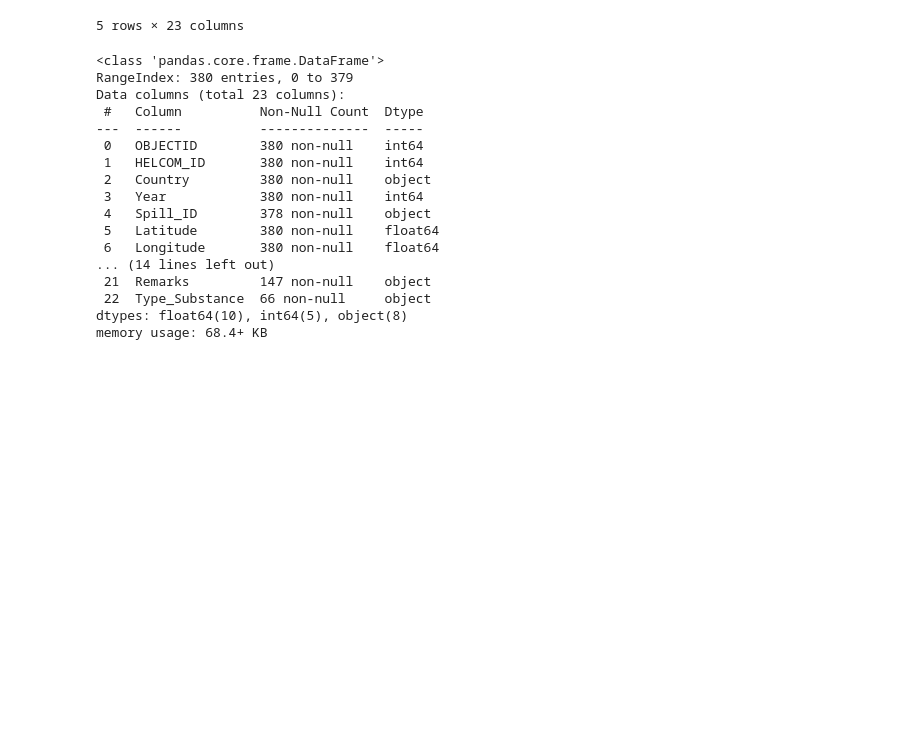
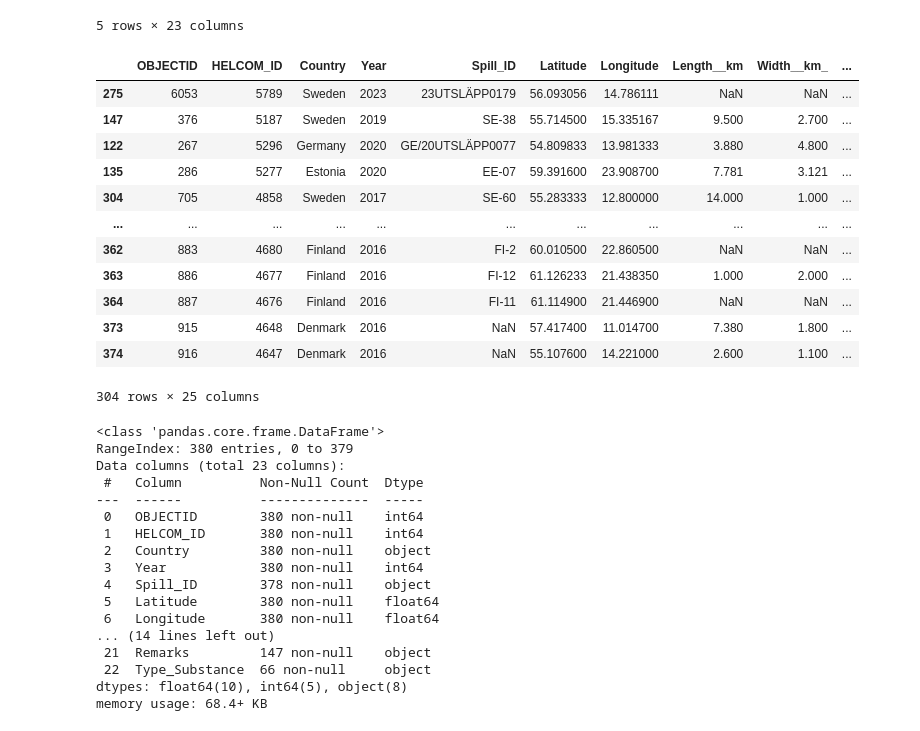
Before and after one commit to lmszydlowski/Hackaton_Spill_no_more, a Jupyter notebook: process_data.ipynb, the cells around one changed output. Cells and saved outputs as stored; diff of their text form; code cells hidden in the pictures; blank space fills up the shorter version.

```diff
--- a/process_data.ipynb
+++ b/process_data.ipynb
@@ -83,6 +83,23 @@ data.head()
 | 3 | 1006 | 4557 | Sweden | 2015 | DK-23 | 56.183000 | 12.493500 | 1.10 | 0.10 | ... |
 | 4 | 1007 | 4556 | Sweden | 2015 | FI/SE-3 | 59.925000 | 19.427780 | 69.68 | 15.25 | ... |
 5 rows × 23 columns
+# %%
+data = data[data["Year"] > 2015]
+data.sort_values("Area__km2_", ascending=False)
+# %% [output]
+|  | OBJECTID | HELCOM_ID | Country | Year | Spill_ID | Latitude | Longitude | Length__km | Width__km_ | ... |
+| 275 | 6053 | 5789 | Sweden | 2023 | 23UTSLÄPP0179 | 56.093056 | 14.786111 | NaN | NaN | ... |
+| 147 | 376 | 5187 | Sweden | 2019 | SE-38 | 55.714500 | 15.335167 | 9.500 | 2.700 | ... |
+| 122 | 267 | 5296 | Germany | 2020 | GE/20UTSLÄPP0077 | 54.809833 | 13.981333 | 3.880 | 4.800 | ... |
+| 135 | 286 | 5277 | Estonia | 2020 | EE-07 | 59.391600 | 23.908700 | 7.781 | 3.121 | ... |
+| 304 | 705 | 4858 | Sweden | 2017 | SE-60 | 55.283333 | 12.800000 | 14.000 | 1.000 | ... |
+| ... | ... | ... | ... | ... | ... | ... | ... | ... | ... | ... |
+| 362 | 883 | 4680 | Finland | 2016 | FI-2 | 60.010500 | 22.860500 | NaN | NaN | ... |
+| 363 | 886 | 4677 | Finland | 2016 | FI-12 | 61.126233 | 21.438350 | 1.000 | 2.000 | ... |
+| 364 | 887 | 4676 | Finland | 2016 | FI-11 | 61.114900 | 21.446900 | NaN | NaN | ... |
+| 373 | 915 | 4648 | Denmark | 2016 | NaN | 57.417400 | 11.014700 | 7.380 | 1.800 | ... |
+| 374 | 916 | 4647 | Denmark | 2016 | NaN | 55.107600 | 14.221000 | 2.600 | 1.100 | ... |
+304 rows × 25 columns
 # %%
 data.info()
 # %% [output]
```
Also changed, not shown: 3 other files.
